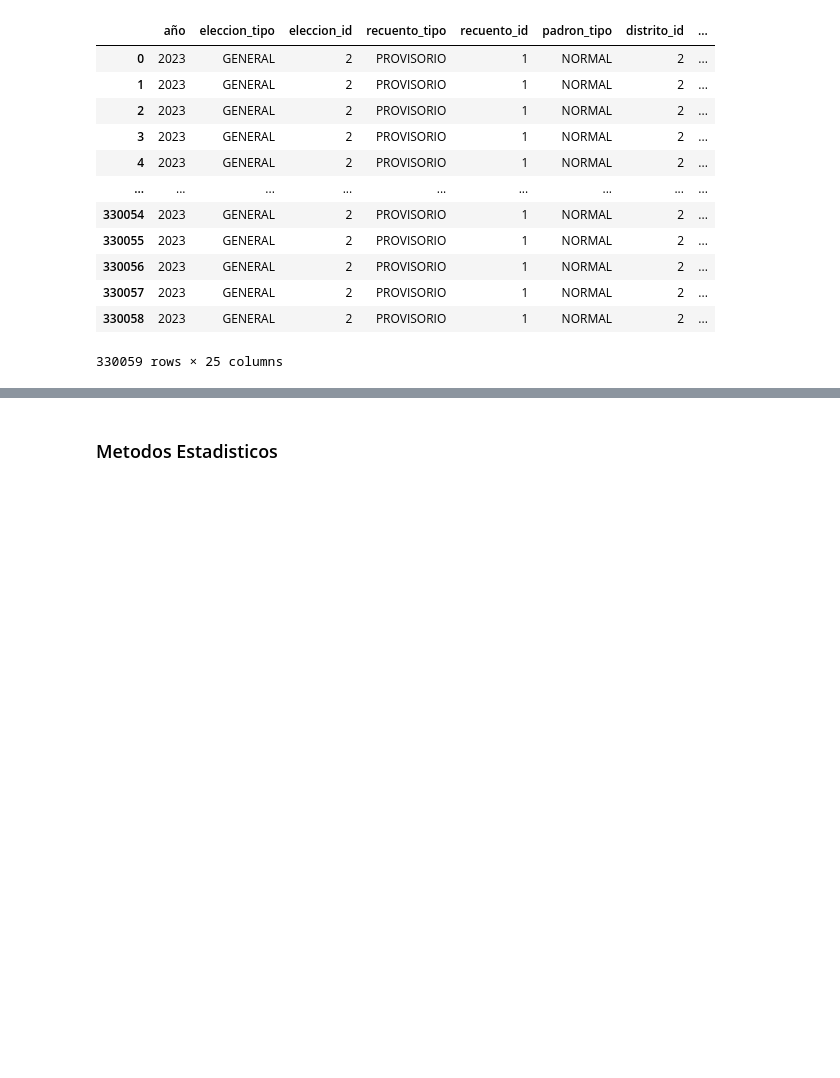
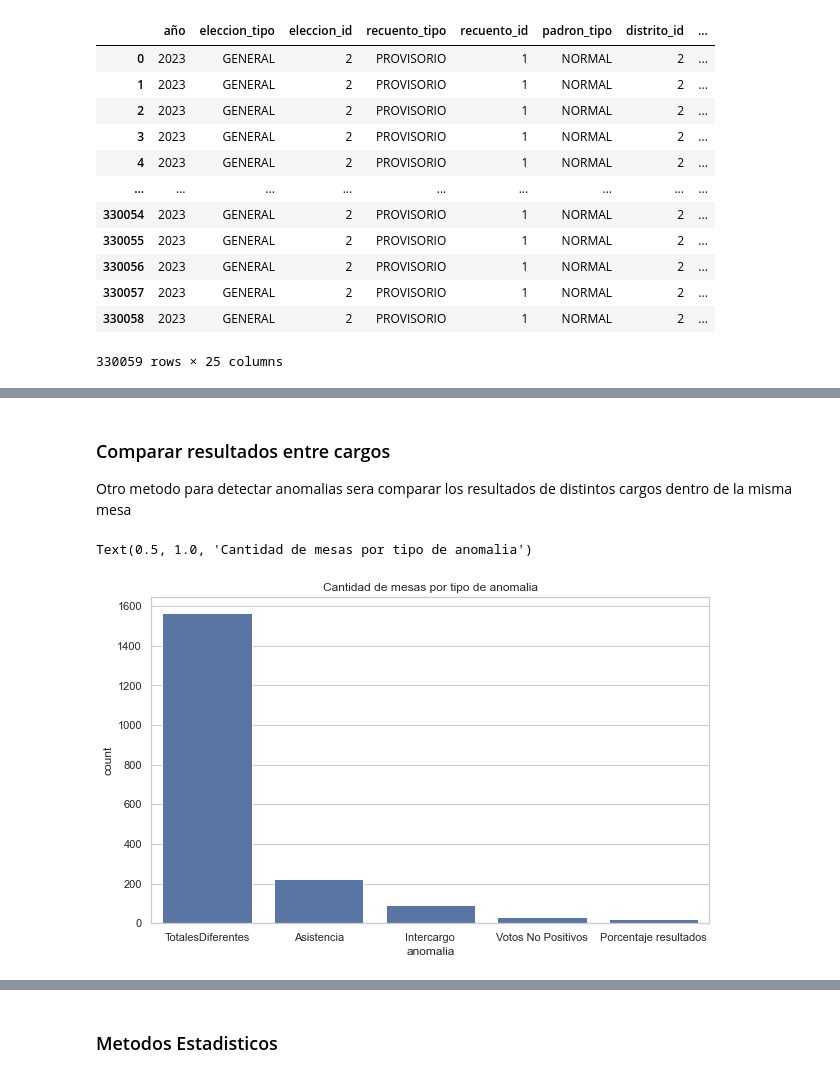
Before and after one commit to Martosaied/calidad-datos, a Jupyter notebook: TP Final/deteccion_anomalias.ipynb, the cells around one changed output, grey strips where cells are left out. Drawn from its saved outputs; the diff is of its cells as text; code cells hidden in the pictures; blank space fills up the shorter version.

```diff
--- a/TP Final/deteccion_anomalias.ipynb
+++ b/TP Final/deteccion_anomalias.ipynb
@@ -266,0 +206,3 @@ df.sort_values(by='diff_asistencia', ascending=False)[['mesa_id','seccion_nombre
+# %% [markdown]
+### Comparar resultados entre cargos
+Otro metodo para detectar anomalias sera comparar los resultados de distintos cargos dentro de la misma mesa
@@ -266,0 +243,36 @@ df.sort_values(by='diff_asistencia', ascending=False)[['mesa_id','seccion_nombre
+# %%
+# Vamos a graficar la cantidad de mesas por tipo de anomalia
+# Hacemos unique por circuito y mesa para que no se repitan
+
+df_mesas_anomalas_intercargo = pd.read_csv('output/mesas_anomalas_intercargo.csv')
+df_mesas_anomalas_intercargo = df_mesas_anomalas_intercargo.drop_duplicates(subset=['circuito_id', 'mesa_id'])
+df_mesas_anomalas_intercargo['anomalia'] = 'Intercargo'
+
+df_mesas_anomalas_asistencia = pd.read_csv('output/mesas_anomalas_asistencia.csv')
+df_mesas_anomalas_asistencia = df_mesas_anomalas_asistencia.drop_duplicates(subset=['circuito_id', 'mesa_id'])
+df_mesas_anomalas_asistencia['anomalia'] = 'Asistencia'
+
+df_mesas_anomalas_porcentaje = pd.read_csv('output/mesas_anomalas_porcentaje.csv')
+df_mesas_anomalas_porcentaje = df_mesas_anomalas_porcentaje.drop_duplicates(subset=['circuito_id', 'mesa_id'])
+df_mesas_anomalas_porcentaje['anomalia'] = 'Porcentaje resultados'
+
+df_mesas_anomalas_votos_no_positivos = pd.read_csv('output/mesas_votos_no_positivos.csv')
+df_mesas_anomalas_votos_no_positivos = df_mesas_anomalas_votos_no_positivos.drop_duplicates(subset=['circuito_id', 'mesa_id'])
+df_mesas_anomalas_votos_no_positivos['anomalia'] = 'Votos No Positivos'
+
+df_mesas_totales_diferentes = pd.read_csv('output/mesas_totales_diferentes.csv')
+df_mesas_totales_diferentes = df_mesas_totales_diferentes.drop_duplicates(subset=['circuito_id', 'mesa_id'])
+df_mesas_totales_diferentes['anomalia'] = 'TotalesDiferentes'
+
+df_graficos = pd.concat([df_mesas_anomalas_intercargo, df_mesas_anomalas_asistencia, df_mesas_anomalas_porcentaje, df_mesas_anomalas_votos_no_positivos, df_mesas_totales_diferentes])
+df_graficos_bajos = pd.concat([df_mesas_anomalas_intercargo, df_mesas_anomalas_asistencia, df_mesas_anomalas_porcentaje, df_mesas_anomalas_votos_no_positivos])
+
+
+# Graficamos frecuencia de anomalias
+plt.figure(figsize=(10, 6))
+
+ax = sns.countplot(x="anomalia", data=df_graficos, order=df_graficos['anomalia'].value_counts().index)
+ax.set_title('Cantidad de mesas por tipo de anomalia')
+# %% [output]
+Text(0.5, 1.0, 'Cantidad de mesas por tipo de anomalia')
+[figure, added]
```
Also changed, not shown: parts of 26 cells of this notebook, 1 other file.
